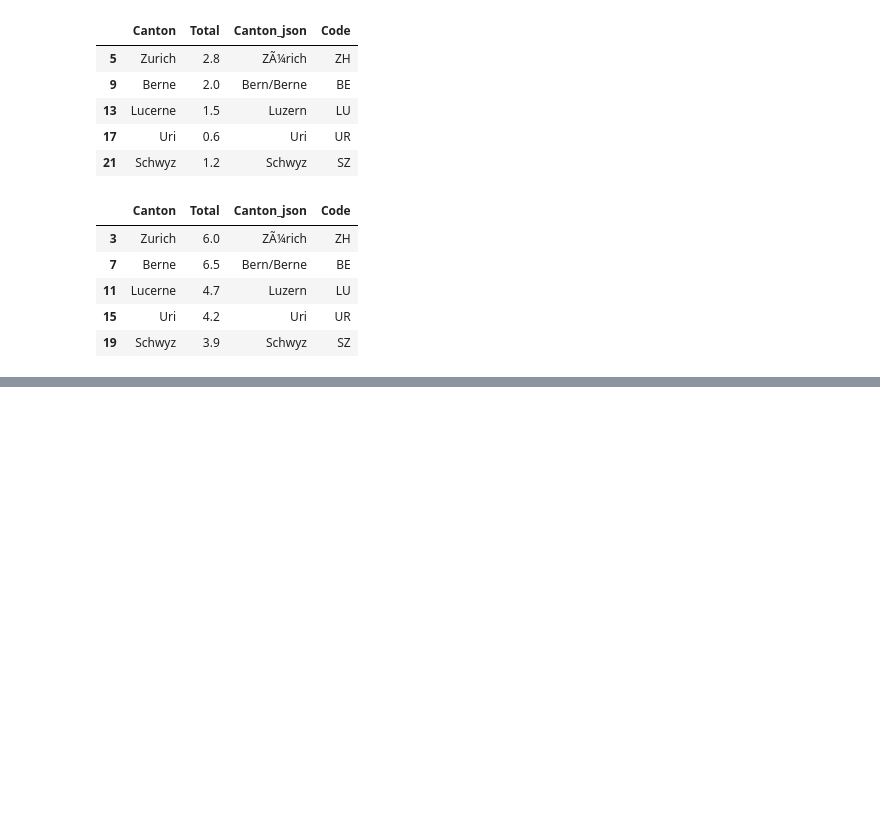
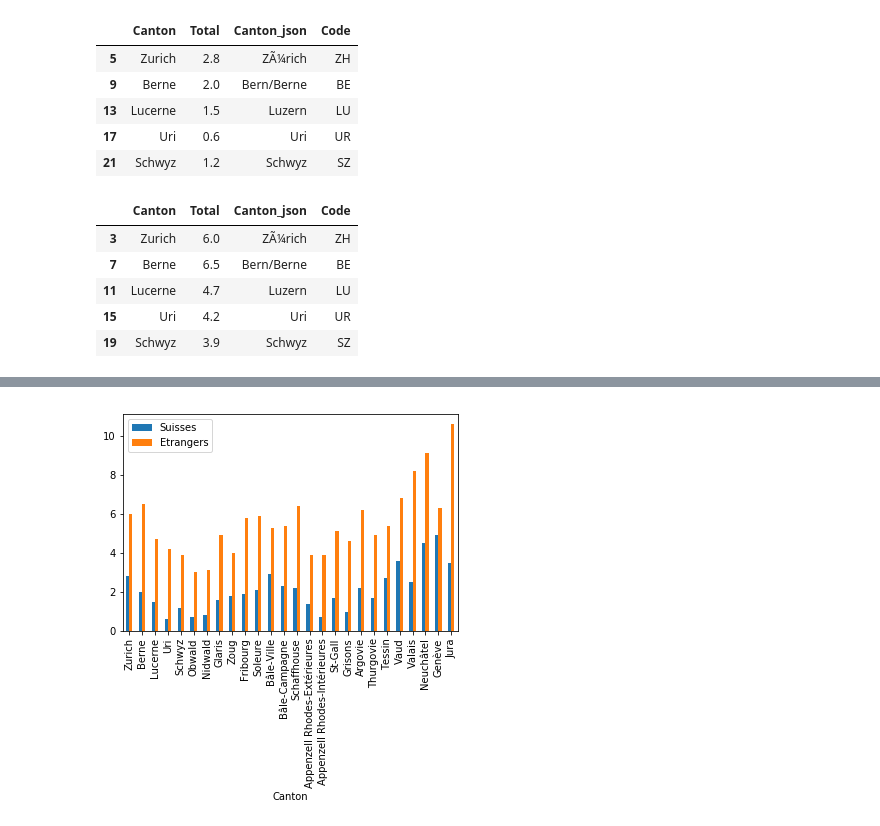
Before and after one commit to KhalilMrini/Revisiting-Arab-Spring, a Jupyter notebook: 03 - Interactive Viz/03 - Interactive Viz.ipynb, the cells around one changed output, grey strips where cells are left out. Drawn from its saved outputs; the diff is of its cells as text; code cells hidden in the pictures; blank space fills up the shorter version.

```diff
--- a/03 - Interactive Viz/03 - Interactive Viz.ipynb
+++ b/03 - Interactive Viz/03 - Interactive Viz.ipynb
@@ -326,0 +367,4 @@ swiss_map
+# %%
+df_taux = df_suisse[['Canton']]
+df_taux['Suisses'] = list(df_suisse['Total'])
+df_taux['Etrangers'] = list(df_etrangers['Total'])
@@ -326,0 +382,5 @@ swiss_map
+# %%
+df_taux.plot.bar(x='Canton')
+plt.show()
+# %% [output]
+[figure, added]
```
Also changed, not shown: parts of 4 cells of this notebook.
